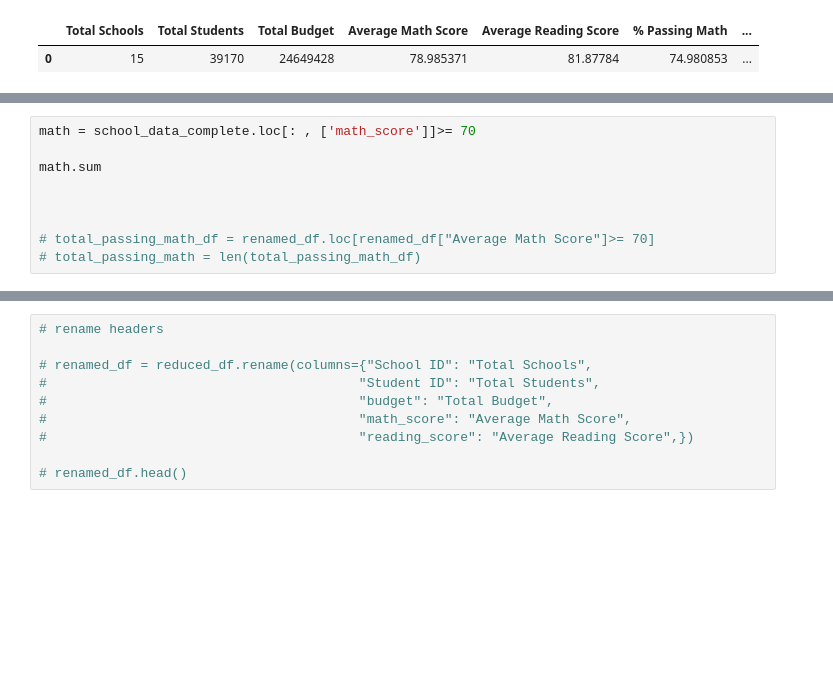
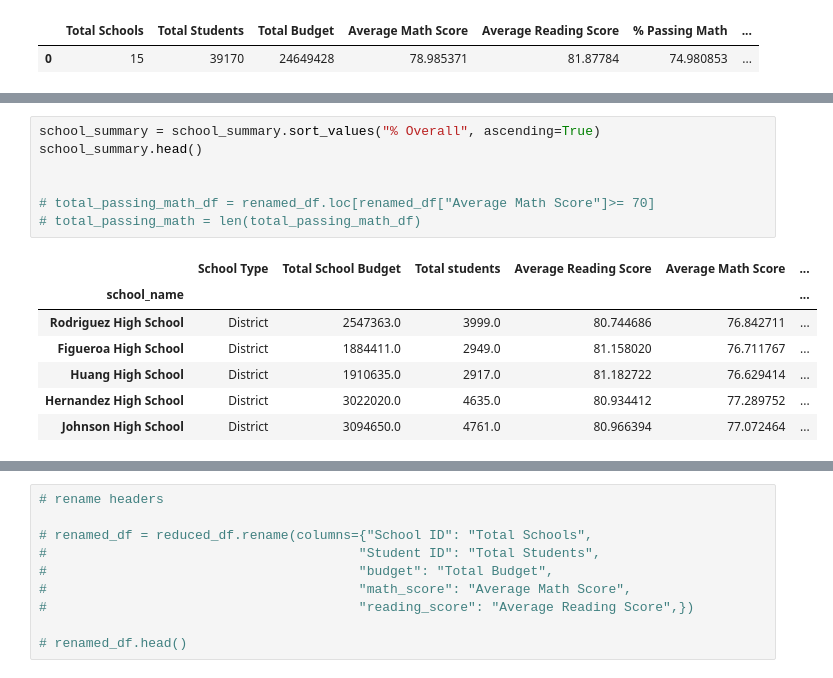
Before and after one commit to RSGDATA/School-analysis, a Jupyter notebook: Resources/School DataFrame.ipynb, the cells around one changed output, grey strips where cells are left out. Drawn from its saved outputs; the diff is of its cells as text; blank space fills up the shorter version.

```diff
--- a/Resources/School DataFrame.ipynb
+++ b/Resources/School DataFrame.ipynb
@@ -200,9 +185,15 @@ math
 # %%
-math = school_data_complete.loc[: , ['math_score']]>= 70
-
-math.sum
-
+school_summary = school_summary.sort_values("% Overall", ascending=True)
+school_summary.head()
 
 
 # total_passing_math_df = renamed_df.loc[renamed_df["Average Math Score"]>= 70]
 # total_passing_math = len(total_passing_math_df)
+# %% [output]
+|  | School Type | Total School Budget | Total students | Average Reading Score | Average Math Score | ... |
+| school_name |  |  |  |  |  | ... |
+| Rodriguez High School | District | 2547363.0 | 3999.0 | 80.744686 | 76.842711 | ... |
+| Figueroa High School | District | 1884411.0 | 2949.0 | 81.158020 | 76.711767 | ... |
+| Huang High School | District | 1910635.0 | 2917.0 | 81.182722 | 76.629414 | ... |
+| Hernandez High School | District | 3022020.0 | 4635.0 | 80.934412 | 77.289752 | ... |
+| Johnson High School | District | 3094650.0 | 4761.0 | 80.966394 | 77.072464 | ... |
```
Also changed, not shown: parts of 9 cells of this notebook.
